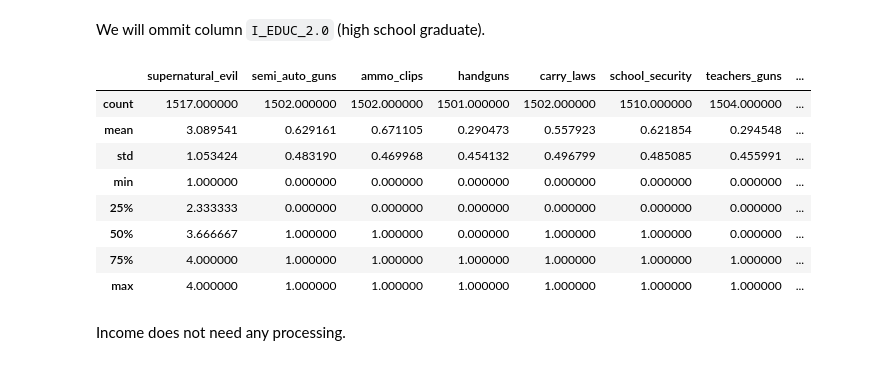
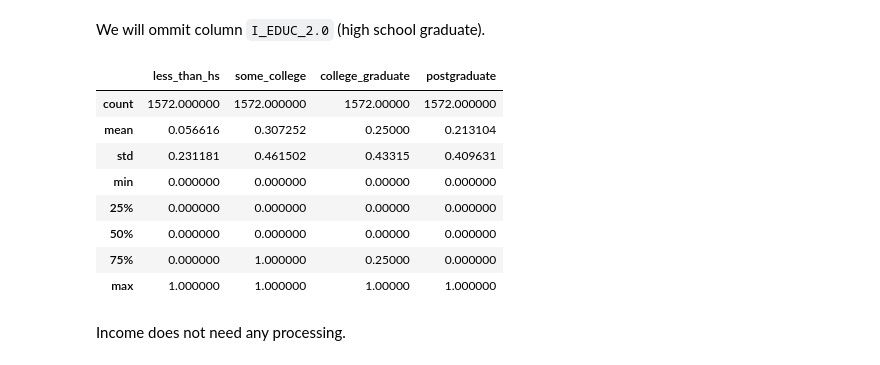
Before and after one commit to nataliaKat/Applied-ML-Assignments, a Jupyter notebook: assignment_02/assignment_02_Katsiapi_Natalia.ipynb, the cells around one changed output. Drawn from its saved outputs; the diff is of its cells as text; code cells hidden in the pictures.

```diff
--- a/assignment_02/assignment_02_Katsiapi_Natalia.ipynb
+++ b/assignment_02/assignment_02_Katsiapi_Natalia.ipynb
@@ -462,17 +462,17 @@ df
 We will ommit column `I_EDUC_2.0` (high school graduate).
 # %%
 selected_vars[["less_than_hs", "some_college", "college_graduate", "postgraduate"]] = df[["I_EDUC_1.0", "I_EDUC_3.0", "I_EDUC_5.0", "I_EDUC_6.0"]]
-selected_vars.describe()
+selected_vars[["less_than_hs", "some_college", "college_graduate", "postgraduate"]].describe()
 # %% [output]
-|  | supernatural_evil | semi_auto_guns | ammo_clips | handguns | carry_laws | school_security | teachers_guns | ... |
-| count | 1517.000000 | 1502.000000 | 1502.000000 | 1501.000000 | 1502.000000 | 1510.000000 | 1504.000000 | ... |
-| mean | 3.089541 | 0.629161 | 0.671105 | 0.290473 | 0.557923 | 0.621854 | 0.294548 | ... |
-| std | 1.053424 | 0.483190 | 0.469968 | 0.454132 | 0.496799 | 0.485085 | 0.455991 | ... |
-| min | 1.000000 | 0.000000 | 0.000000 | 0.000000 | 0.000000 | 0.000000 | 0.000000 | ... |
-| 25% | 2.333333 | 0.000000 | 0.000000 | 0.000000 | 0.000000 | 0.000000 | 0.000000 | ... |
-| 50% | 3.666667 | 1.000000 | 1.000000 | 0.000000 | 1.000000 | 1.000000 | 0.000000 | ... |
-| 75% | 4.000000 | 1.000000 | 1.000000 | 1.000000 | 1.000000 | 1.000000 | 1.000000 | ... |
-| max | 4.000000 | 1.000000 | 1.000000 | 1.000000 | 1.000000 | 1.000000 | 1.000000 | ... |
+|  | less_than_hs | some_college | college_graduate | postgraduate |
+| count | 1572.000000 | 1572.000000 | 1572.00000 | 1572.000000 |
+| mean | 0.056616 | 0.307252 | 0.25000 | 0.213104 |
+| std | 0.231181 | 0.461502 | 0.43315 | 0.409631 |
+| min | 0.000000 | 0.000000 | 0.00000 | 0.000000 |
+| 25% | 0.000000 | 0.000000 | 0.00000 | 0.000000 |
+| 50% | 0.000000 | 0.000000 | 0.00000 | 0.000000 |
+| 75% | 0.000000 | 1.000000 | 0.25000 | 0.000000 |
+| max | 1.000000 | 1.000000 | 1.00000 | 1.000000 |
 # %% [markdown]
 Income does not need any processing.
 # %%
```
Also changed, not shown: parts of 11 cells of this notebook, 1 other file.
